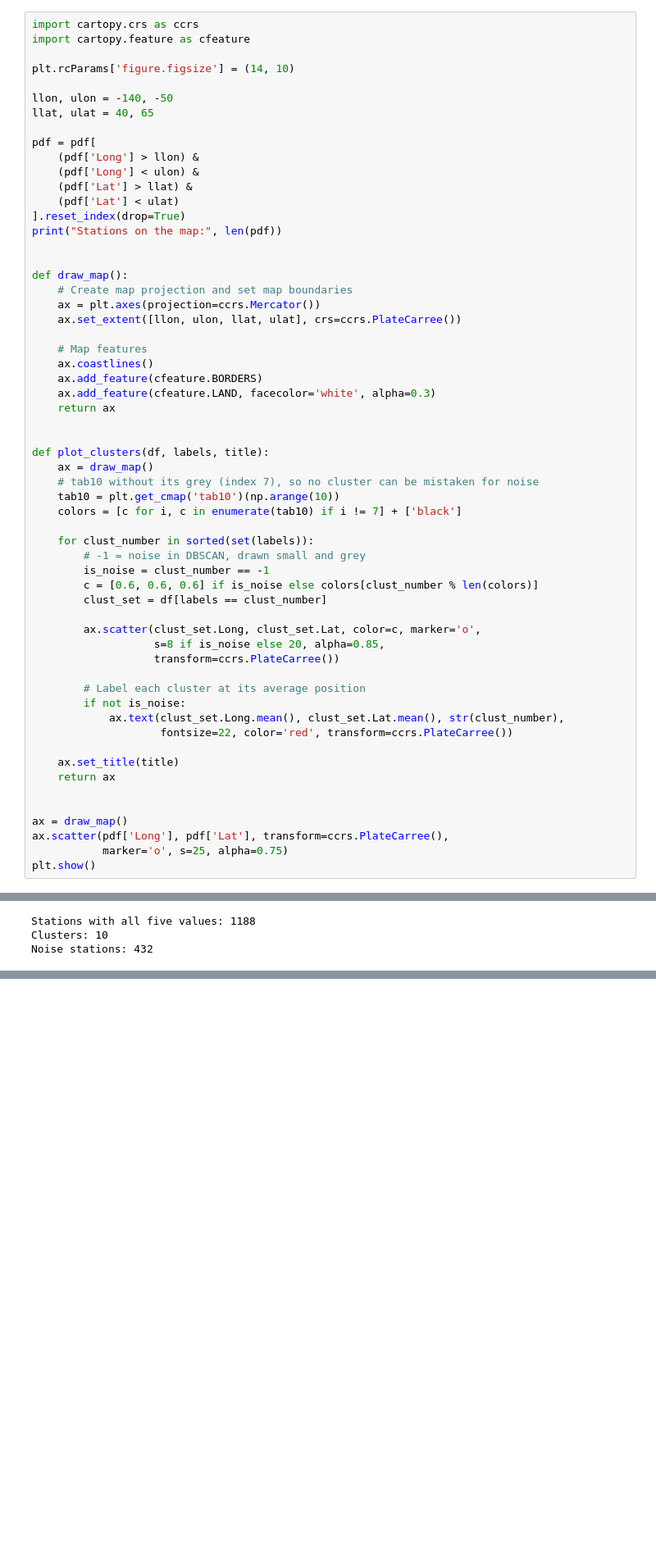
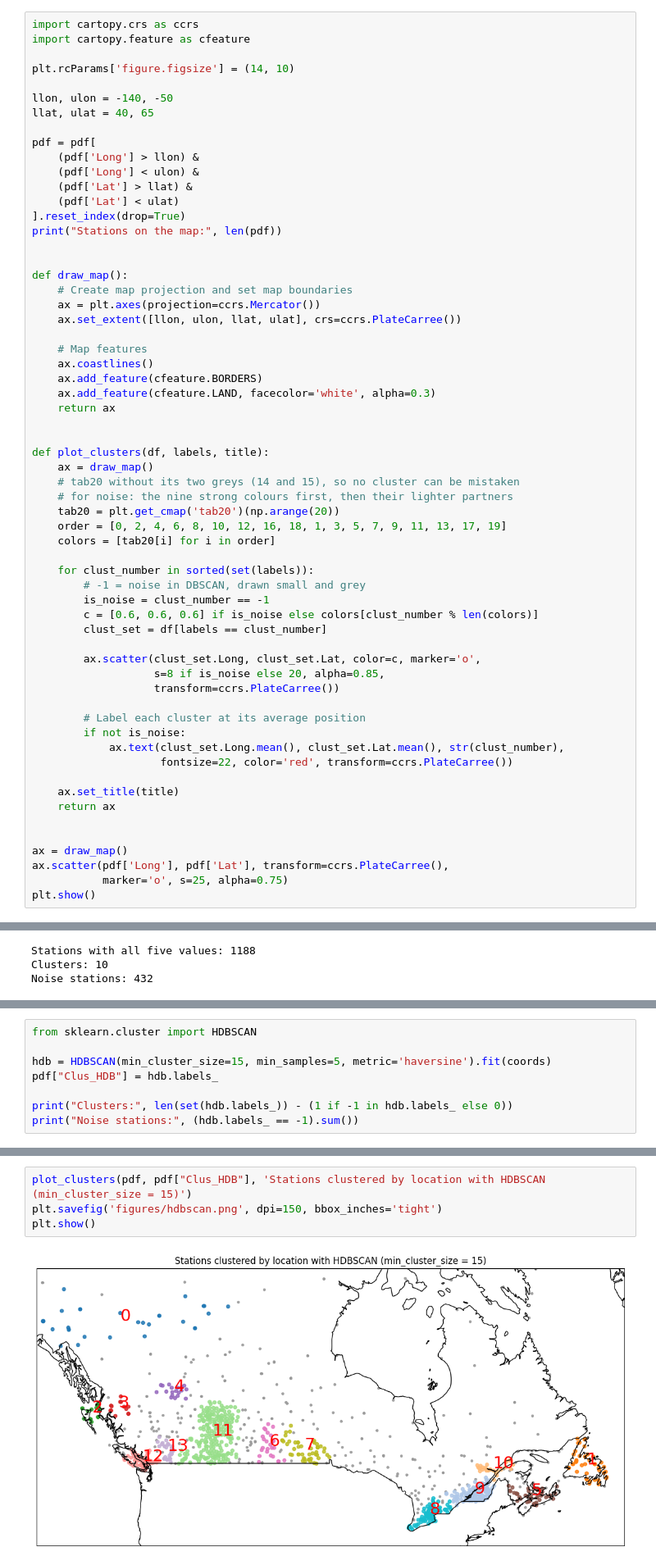
Before and after one commit to Mahdi-rasooli/Machine_Learning, a Jupyter notebook: lessons/14-dbscan/notebook.ipynb, the cells around one changed output, grey strips where cells are left out. Shown at 82% size. Cells and saved outputs as stored; diff of their text form; blank space fills up the shorter version.

```diff
--- a/lessons/14-dbscan/notebook.ipynb
+++ b/lessons/14-dbscan/notebook.ipynb
@@ -342,9 +343,11 @@ def draw_map():
 
 def plot_clusters(df, labels, title):
     ax = draw_map()
-    # tab10 without its grey (index 7), so no cluster can be mistaken for noise
-    tab10 = plt.get_cmap('tab10')(np.arange(10))
-    colors = [c for i, c in enumerate(tab10) if i != 7] + ['black']
+    # tab20 without its two greys (14 and 15), so no cluster can be mistaken
+    # for noise: the nine strong colours first, then their lighter partners
+    tab20 = plt.get_cmap('tab20')(np.arange(20))
+    order = [0, 2, 4, 6, 8, 10, 12, 16, 18, 1, 3, 5, 7, 9, 11, 13, 17, 19]
+    colors = [tab20[i] for i in order]
 
     for clust_number in sorted(set(labels)):
         # -1 = noise in DBSCAN, drawn small and grey
@@ -587,0 +611,8 @@ be read as one reasonable view of the data rather than the answer.
+# %%
+from sklearn.cluster import HDBSCAN
+
+hdb = HDBSCAN(min_cluster_size=15, min_samples=5, metric='haversine').fit(coords)
+pdf["Clus_HDB"] = hdb.labels_
+
+print("Clusters:", len(set(hdb.labels_)) - (1 if -1 in hdb.labels_ else 0))
+print("Noise stations:", (hdb.labels_ == -1).sum())
@@ -587,0 +624,6 @@ be read as one reasonable view of the data rather than the answer.
+# %%
+plot_clusters(pdf, pdf["Clus_HDB"], 'Stations clustered by location with HDBSCAN (min_cluster_size = 15)')
+plt.savefig('figures/hdbscan.png', dpi=150, bbox_inches='tight')
+plt.show()
+# %% [output]
+[figure, added]
```
Also changed, not shown: parts of 11 cells of this notebook, 3 other files.
